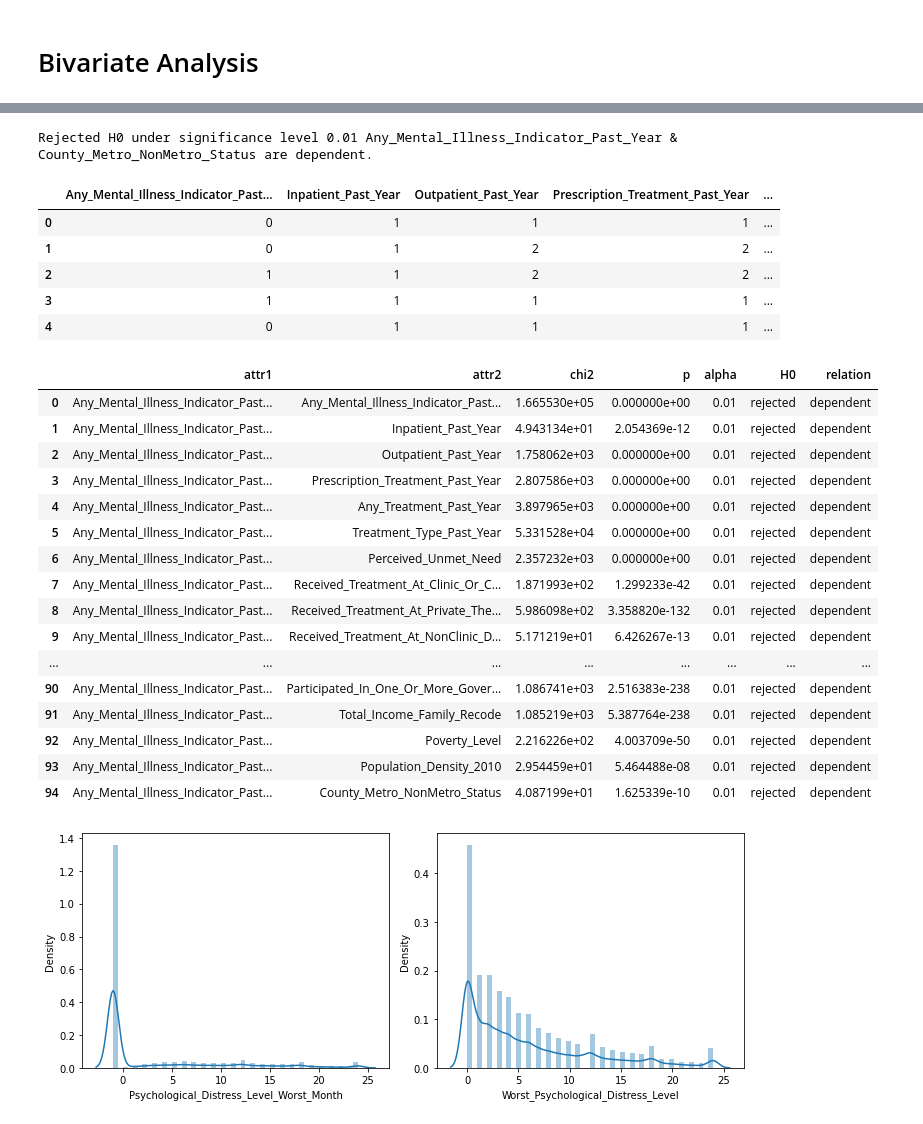
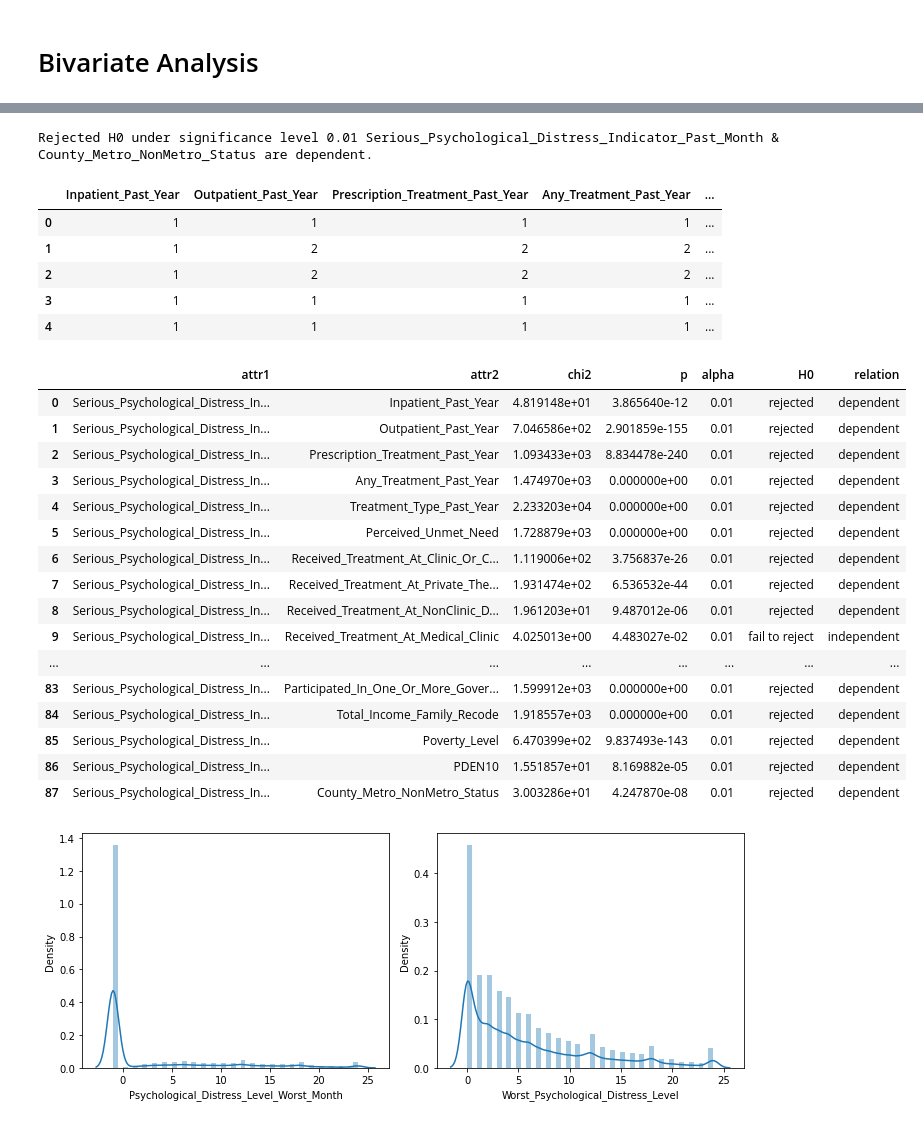
Before and after one commit to ml42322/correlationone_team2, a Jupyter notebook: Statistical Analysis.ipynb, the cells around one changed output, grey strips where cells are left out. Cells and saved outputs as stored; diff of their text form; code cells hidden in the pictures.

```diff
--- a/Statistical Analysis.ipynb
+++ b/Statistical Analysis.ipynb
@@ -30,11 +58,10 @@ pd.set_option("display.max_rows", None)
 # %%
 # read in the data
 df = pd.read_csv("./Data/nsduh_data_cleaned.csv")
-df = df.drop(columns=['Unnamed: 0', 'Unnamed: 0.1'], axis=1) # remove not informative columns
-df.head()
-df.shape
+df.drop(['Unnamed: 0'], axis=1, inplace=True)
+print('NSDUH Data Shape: {}'.format(df.shape))
 
-X = df.drop(['Any_Mental_Illness_Indicator_Past_Year', 'Identifier'], axis=1) # independent variables data
-y = df['Any_Mental_Illness_Indicator_Past_Year']  # dependent variable data
+X = df.drop(['Serious_Psychological_Distress_Indicator_Past_Month', 'Id'], axis=1) # independent variables data
+y = df['Serious_Psychological_Distress_Indicator_Past_Month']  # dependent variable data
 
 X.shape, y.shape # print X and y's data shape
@@ -94,11 +101,11 @@ df_contingency_table
 ALPHA005 = 0.05
 ALPHA001 = 0.01
 # %%
-observed_values = pd.crosstab(df.Any_Mental_Illness_Indicator_Past_Year, df.County_Metro_NonMetro_Status).values
+observed_values = pd.crosstab(df.Serious_Psychological_Distress_Indicator_Past_Month, df.County_Metro_NonMetro_Status).values
 chi2, p, dof, expected_values = chi2_contingency(observed_values)
 chi2, p, dof, expected_values
 
-outcome = 'Any_Mental_Illness_Indicator_Past_Year'
+outcome = 'Serious_Psychological_Distress_Indicator_Past_Month'
 indicator = 'County_Metro_NonMetro_Status'
 
 if p <= ALPHA001:
@@ -106,12 +113,12 @@ if p <= ALPHA001:
 else:
     print(f'Fail to reject H0 due to lack of evidence under significance level {ALPHA001} {outcome} & {indicator} are independent.')
 # %% [output]
-Rejected H0 under significance level 0.01 Any_Mental_Illness_Indicator_Past_Year & County_Metro_NonMetro_Status are dependent.
+Rejected H0 under significance level 0.01 Serious_Psychological_Distress_Indicator_Past_Month & County_Metro_NonMetro_Status are dependent.
 # %%
 from sklearn.preprocessing import LabelEncoder
 from sklearn import feature_selection
 
-df_cat_label =  pd.concat([df.loc[:, ['Any_Mental_Illness_Indicator_Past_Year','Inpatient_Past_Year', 'Outpatient_Past_Year',
+df_cat_label =  pd.concat([df.loc[:, ['Inpatient_Past_Year', 'Outpatient_Past_Year',
        'Prescription_Treatment_Past_Year', 'Any_Treatment_Past_Year',
        'Treatment_Type_Past_Year', 'Perceived_Unmet_Need',
        'Received_Treatment_At_Clinic_Or_Center',
@@ -132,18 +139,15 @@ df_cat_label =  pd.concat([df.loc[:, ['Any_Mental_Illness_Indicator_Past_Year','
        'No_Treatment_Fear_Of_Being_Committed',
        'No_Treatment_Didnt_Think_Needed',
        'No_Treatment_Handle_Problem_Without',
-       'No_Treatment_Didn’t_Think_Would_Help', 'No_Treatment_Didn’t_Have_Time',
-       'No_Treatment_Didn’t_Want_Others_To_Know',
        'No_Treatment_No_Transport_Inconvenient', 'No_Treatment_Other',
        'Num_Weeks_Mental_Health_Difficulties',
        'Num_Days_Past_Year_Unable_To_Work',
        'Psychological_Distress_Level_Worst_Month',
        'Worst_Psychological_Distress_Level',
        'Serious_Psychological_Distress_Indicator_Past_Year',
+       'Serious_Psychological_Distress_Indicator_Past_Month',
        'Serious_Suicidal_Thoughts_Past_Year', 'Suicide_Plan_Past_Year',
        'Suicide_Attempt_Past_Year',
-       'Serious_Mental_Illness_Indicator_Past_Year',
-       'Any_Mental_Illness_Indicator_Past_Year',
        'Serious_Or_Moderate_Mental_Illness_Indicator_Past_Year',
        'Moderate_Mental_Illness_Indicator_Past_Year',
        'Mild_Mental_Illness_Indicator_Past_Year',
@@ -155,9 +159,8 @@ df_cat_label =  pd.concat([df.loc[:, ['Any_Mental_Illness_Indicator_Past_Year','
        'Adult_Lifetime_Major_Depressive_Episode',
        'Adult_Past_Year_Major_Depressive_Episode',
        'Adult_Received_Counseling_Or_Meds_For_Depressive_Feelings_Past_Year',
-       'Gender', 'Age_Category', 'Age_Category_Three_Levels',
-       'Age_Category_Five_Levels', 'Age_Category_Six_Levels',
-       'Gender_Age_Category', 'NEWRACE2', 'Race_Age', 'Education_Category',
+       'Gender', 'Age_Category', 'Age_Category_Six_Levels',
+       'Gender_Age_Category', 'Race_Ethnicity', 'Race_Sex', 'Education_Category',
        'Overall_Health', 'Work_Situation_Past_Week',
        'Num_Days_Skipped_Work_Past_30_Days', 'EAP_Offered',
        'Adult_Employment_Status', 'Has_Medicare', 'Has_Medicaid_Or_CHIP',
@@ -170,50 +173,50 @@ df_cat_label =  pd.concat([df.loc[:, ['Any_Mental_Illness_Indicator_Past_Year','
        'Total_Income_Respondent', 'Total_Income_Family',
        'Participated_In_One_Or_More_Government_Assistance_Programs',
        'Total_Income_Family_Recode', 'Poverty_Level',
-       'Population_Density_2010', 'County_Metro_NonMetro_Status',]].apply(lambda x: LabelEncoder().fit_transform(x)),
+       'PDEN10', 'County_Metro_NonMetro_Status',]].apply(lambda x: LabelEncoder().fit_transform(x)),
                            df.loc[: , 'Adult_Employment_Status':'Worst_Psychological_Distress_Level']], axis=1)
 
 df_cat_label.head()
 # %% [output]
-|  | Any_Mental_Illness_Indicator_Past... | Inpatient_Past_Year | Outpatient_Past_Year | Prescription_Treatment_Past_Year | ... |
-| 0 | 0 | 1 | 1 | 1 | ... |
-| 1 | 0 | 1 | 2 | 2 | ... |
-| 2 | 1 | 1 | 2 | 2 | ... |
+|  | Inpatient_Past_Year | Outpatient_Past_Year | Prescription_Treatment_Past_Year | Any_Treatment_Past_Year | ... |
+| 0 | 1 | 1 | 1 | 1 | ... |
+| 1 | 1 | 2 | 2 | 2 | ... |
+| 2 | 1 | 2 | 2 | 2 | ... |
 | 3 | 1 | 1 | 1 | 1 | ... |
-| 4 | 0 | 1 | 1 | 1 | ... |
+| 4 | 1 | 1 | 1 | 1 | ... |
 # %%
-chi2_res = feature_selection.chi2(df_cat_label, df.Any_Mental_Illness_Indicator_Past_Year)
+chi2_res = feature_selection.chi2(df_cat_label, df.Serious_Psychological_Distress_Indicator_Past_Month)
 
 df_chi2 = pd.DataFrame({
-    'attr1': 'Any_Mental_Illness_Indicator_Past_Year',
+    'attr1': 'Serious_Psychological_Distress_Indicator_Past_Month',
     'attr2': df_cat_label.columns,
     'chi2': chi2_res[0],
     'p': chi2_res[1],
     'alpha': ALPHA001
 })
 
 df_chi2['H0'] = df_chi2.p.apply(lambda x: 'rejected' if x <= ALPHA001 else 'fail to reject')
 df_chi2['relation'] = df_chi2.H0.apply(lambda x: 'dependent' if x=='rejected' else 'independent')
 
 df_chi2
 # %% [output]
 |  | attr1 | attr2 | chi2 | p | alpha | H0 | relation |
-| 0 | Any_Mental_Illness_Indicator_Past... | Any_Mental_Illness_Indicator_Past... | 1.665530e+05 | 0.000000e+00 | 0.01 | rejected | dependent |
-| 1 | Any_Mental_Illness_Indicator_Past... | Inpatient_Past_Year | 4.943134e+01 | 2.054369e-12 | 0.01 | rejected | dependent |
-| 2 | Any_Mental_Illness_Indicator_Past... | Outpatient_Past_Year | 1.758062e+03 | 0.000000e+00 | 0.01 | rejected | dependent |
-| 3 | Any_Mental_Illness_Indicator_Past... | Prescription_Treatment_Past_Year | 2.807586e+03 | 0.000000e+00 | 0.01 | rejected | dependent |
-| 4 | Any_Mental_Illness_Indicator_Past... | Any_Treatment_Past_Year | 3.897965e+03 | 0.000000e+00 | 0.01 | rejected | dependent |
-| 5 | Any_Mental_Illness_Indicator_Past... | Treatment_Type_Past_Year | 5.331528e+04 | 0.000000e+00 | 0.01 | rejected | dependent |
-| 6 | Any_Mental_Illness_Indicator_Past... | Perceived_Unmet_Need | 2.357232e+03 | 0.000000e+00 | 0.01 | rejected | dependent |
-| 7 | Any_Mental_Illness_Indicator_Past... | Received_Treatment_At_Clinic_Or_C... | 1.871993e+02 | 1.299233e-42 | 0.01 | rejected | dependent |
-| 8 | Any_Mental_Illness_Indicator_Past... | Received_Treatment_At_Private_The... | 5.986098e+02 | 3.358820e-132 | 0.01 | rejected | dependent |
-| 9 | Any_Mental_Illness_Indicator_Past... | Received_Treatment_At_NonClinic_D... | 5.171219e+01 | 6.426267e-13 | 0.01 | rejected | dependent |
+| 0 | Serious_Psychological_Distress_In... | Inpatient_Past_Year | 4.819148e+01 | 3.865640e-12 | 0.01 | rejected | dependent |
+| 1 | Serious_Psychological_Distress_In... | Outpatient_Past_Year | 7.046586e+02 | 2.901859e-155 | 0.01 | rejected | dependent |
+| 2 | Serious_Psychological_Distress_In... | Prescription_Treatment_Past_Year | 1.093433e+03 | 8.834478e-240 | 0.01 | rejected | dependent |
+| 3 | Serious_Psychological_Distress_In... | Any_Treatment_Past_Year | 1.474970e+03 | 0.000000e+00 | 0.01 | rejected | dependent |
+| 4 | Serious_Psychological_Distress_In... | Treatment_Type_Past_Year | 2.233203e+04 | 0.000000e+00 | 0.01 | rejected | dependent |
+| 5 | Serious_Psychological_Distress_In... | Perceived_Unmet_Need | 1.728879e+03 | 0.000000e+00 | 0.01 | rejected | dependent |
+| 6 | Serious_Psychological_Distress_In... | Received_Treatment_At_Clinic_Or_C... | 1.119006e+02 | 3.756837e-26 | 0.01 | rejected | dependent |
+| 7 | Serious_Psychological_Distress_In... | Received_Treatment_At_Private_The... | 1.931474e+02 | 6.536532e-44 | 0.01 | rejected | dependent |
+| 8 | Serious_Psychological_Distress_In... | Received_Treatment_At_NonClinic_D... | 1.961203e+01 | 9.487012e-06 | 0.01 | rejected | dependent |
+| 9 | Serious_Psychological_Distress_In... | Received_Treatment_At_Medical_Clinic | 4.025013e+00 | 4.483027e-02 | 0.01 | fail to reject | independent |
 | ... | ... | ... | ... | ... | ... | ... | ... |
-| 90 | Any_Mental_Illness_Indicator_Past... | Participated_In_One_Or_More_Gover... | 1.086741e+03 | 2.516383e-238 | 0.01 | rejected | dependent |
-| 91 | Any_Mental_Illness_Indicator_Past... | Total_Income_Family_Recode | 1.085219e+03 | 5.387764e-238 | 0.01 | rejected | dependent |
-| 92 | Any_Mental_Illness_Indicator_Past... | Poverty_Level | 2.216226e+02 | 4.003709e-50 | 0.01 | rejected | dependent |
-| 93 | Any_Mental_Illness_Indicator_Past... | Population_Density_2010 | 2.954459e+01 | 5.464488e-08 | 0.01 | rejected | dependent |
-| 94 | Any_Mental_Illness_Indicator_Past... | County_Metro_NonMetro_Status | 4.087199e+01 | 1.625339e-10 | 0.01 | rejected | dependent |
+| 83 | Serious_Psychological_Distress_In... | Participated_In_One_Or_More_Gover... | 1.599912e+03 | 0.000000e+00 | 0.01 | rejected | dependent |
+| 84 | Serious_Psychological_Distress_In... | Total_Income_Family_Recode | 1.918557e+03 | 0.000000e+00 | 0.01 | rejected | dependent |
+| 85 | Serious_Psychological_Distress_In... | Poverty_Level | 6.470399e+02 | 9.837493e-143 | 0.01 | rejected | dependent |
+| 86 | Serious_Psychological_Distress_In... | PDEN10 | 1.551857e+01 | 8.169882e-05 | 0.01 | rejected | dependent |
+| 87 | Serious_Psychological_Distress_In... | County_Metro_NonMetro_Status | 3.003286e+01 | 4.247870e-08 | 0.01 | rejected | dependent |
 # %%
 fig = plt.figure(1, (10, 4))
 
```
Also changed, not shown: parts of 41 cells of this notebook.
